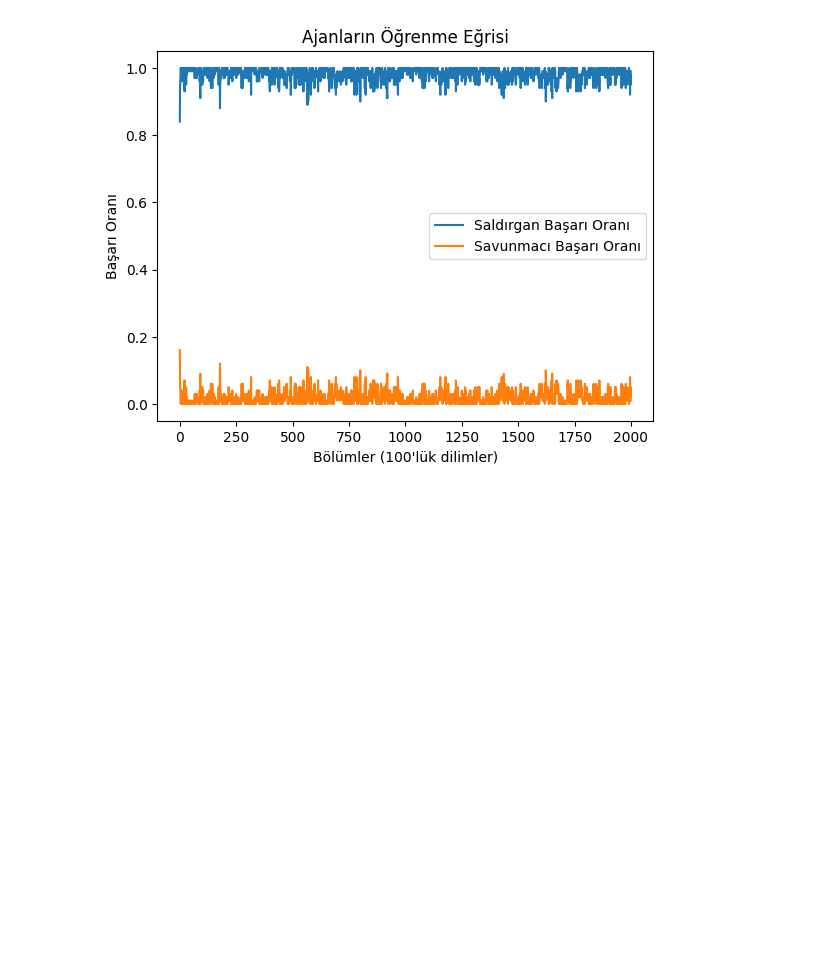
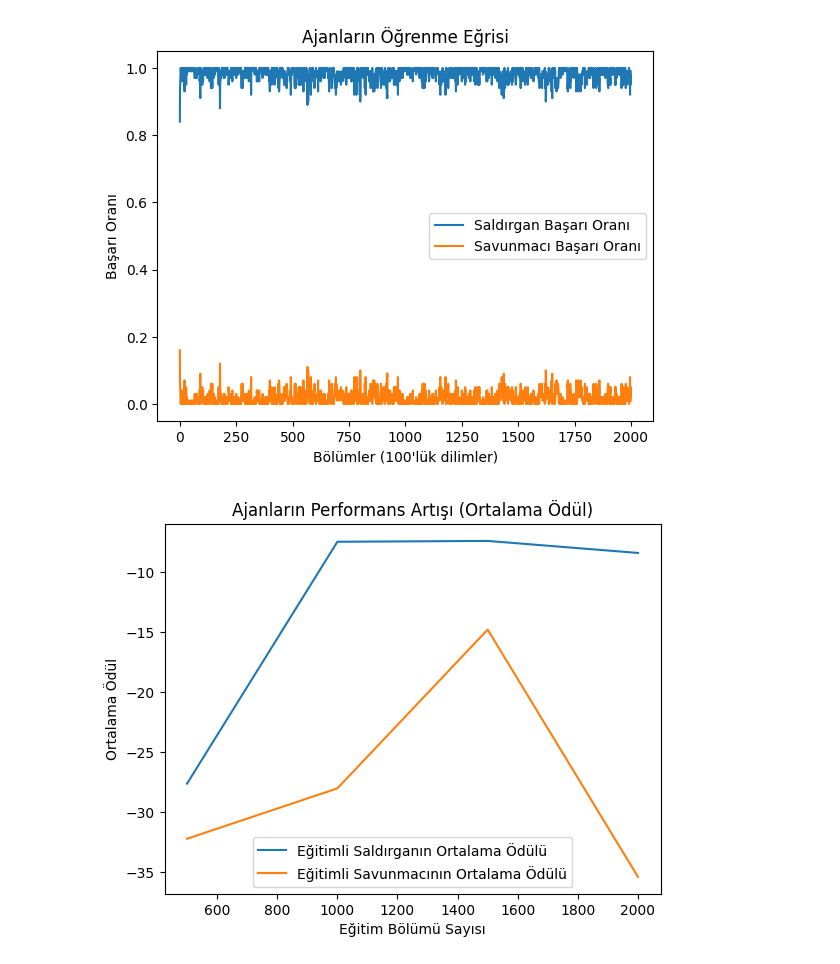
Before and after one commit to yonur65/ctf_public, a Jupyter notebook: how_to_run.ipynb, the cells around one changed output. Cells and saved outputs as stored; diff of their text form; code cells hidden in the pictures; blank space fills up the shorter version.

Commit message:
test with multi models

```diff
--- a/how_to_run.ipynb
+++ b/how_to_run.ipynb
@@ -1418,16 +1418,16 @@ def train_and_test():
     actions = [0, 1, 2, 3, 4]  # Yukarı, Aşağı, Sol, Sağ, Bekle
 
     # Eğitimli ajanlar
-    attacker_agent = QLearningAgent(actions)
-    defender_agent = QLearningAgent(actions)
+    attacker_agent = QLearningAgent(actions, 0.5)
+    defender_agent = QLearningAgent(actions,0.5)
 
     # Eğitilmemiş (rastgele) ajanlar RandomAgent
     random_attacker = QLearningAgent(actions)
     random_defender = QLearningAgent(actions)
 
-    total_episodes = 200000
-    test_interval = 5000
-    test_episodes = 1000
+    total_episodes = 2000
+    test_interval = 500
+    test_episodes = 100
 
     intervals = []
     trained_attacker_avg_rewards = []
@@ -1488,32 +1488,34 @@ def train_and_test():
                     defender_action = defender_agent.choose_action(state)
 
                     next_state, reward, rreward, done = env.step(attacker_action, defender_action)
 
                     state = next_state
                     total_reward += rreward
 
                     if done:
                         random_attacker_rewards.append(total_reward)
                         break
 
             # Ortalama ödülleri kaydet
             trained_avg_reward = np.mean(trained_attacker_rewards)
             random_avg_reward = np.mean(random_attacker_rewards)
 
             intervals.append(episode)
             trained_attacker_avg_rewards.append(trained_avg_reward)
             random_attacker_avg_rewards.append(random_avg_reward)
 
     # Sonuçları grafikle
     plt.plot(intervals, trained_attacker_avg_rewards, label='Eğitimli Saldırganın Ortalama Ödülü')
-    plt.plot(intervals, random_attacker_avg_rewards, label='Rastgele Saldırganın Ortalama Ödülü')
+    plt.plot(intervals, random_attacker_avg_rewards, label='Eğitimli Savunmacının Ortalama Ödülü')
     plt.xlabel('Eğitim Bölümü Sayısı')
     plt.ylabel('Ortalama Ödül')
     plt.title('Ajanların Performans Artışı (Ortalama Ödül)')
     # Grafiği kaydet
-    plt.savefig('manuel_code.png')
+    plt.savefig('manuel_code_2k.png')
     plt.legend()
     plt.show()
 
 if __name__ == "__main__":
     train_and_test()
+# %% [output]
+[figure, added]
```
Also changed, not shown: parts of 2 cells of this notebook, 5 other files.
